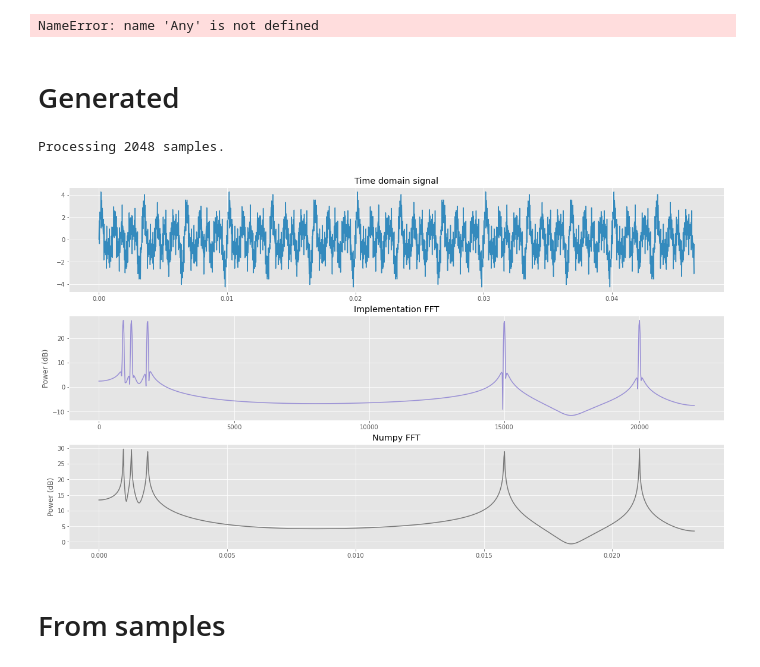
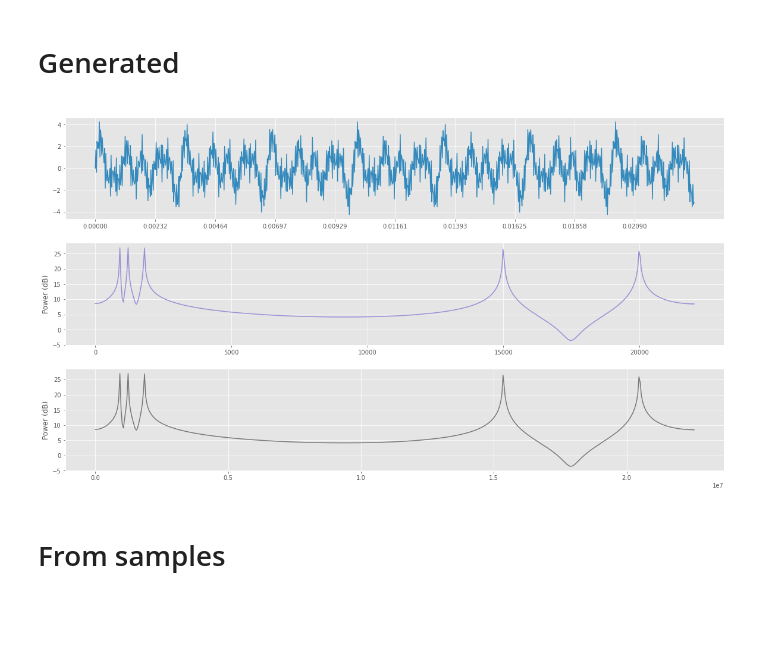
Before and after one commit to eloc3147/lightbox, a Jupyter notebook: processing_test/sample_debug.ipynb, the cells around one changed output. Cells and saved outputs as stored; diff of their text form; code cells hidden in the pictures; blank space fills up the shorter version.

```diff
--- a/processing_test/sample_debug.ipynb
+++ b/processing_test/sample_debug.ipynb
@@ -4,25 +4,32 @@ from __future__ import annotations
 from matplotlib import pyplot as plt
 import numpy as np
 
-from plotting import process_chunk, process_samples
+from processing_test import ProcessorInterface
+from plotting import load_wav, plot_chunk, plot_series, SAMPLE_RATE, CHUNK_TIME, FFT_SIZE, FFT_OUT_SIZE
 
 plt.style.use('ggplot')
+
+interface = ProcessorInterface(window=False)
-# %% [output]
-NameError: name 'Any' is not defined
 # %% [markdown]
 # Generated
 # %%
 indexes = np.arange(SAMPLE_RATE * CHUNK_TIME)
 samples = (
     np.sin(2 * np.pi * indexes * 900 / SAMPLE_RATE)
     + np.sin(2 * np.pi * indexes * 1200 / SAMPLE_RATE)
     + np.sin(2 * np.pi * indexes * 1800 / SAMPLE_RATE)
     + np.sin(2 * np.pi * indexes * 15000 / SAMPLE_RATE)
     + np.sin(2 * np.pi * indexes * 20000 / SAMPLE_RATE)
-).astype(DTYPE)
-process_chunk(samples, 0)
+).astype(np.float32)
+
+processed_chunk = np.array(interface.process_chunks(samples), dtype=np.float32)
+
+plot_chunk(
+    0,
+    samples,
+    processed_chunk,
+)
 # %% [output]
-Processing 2048 samples.
-[figure, old version]
+[figure, new version]
 # %% [markdown]
 # From samples
```
Also changed, not shown: parts of 3 cells of this notebook, 4 other files.
